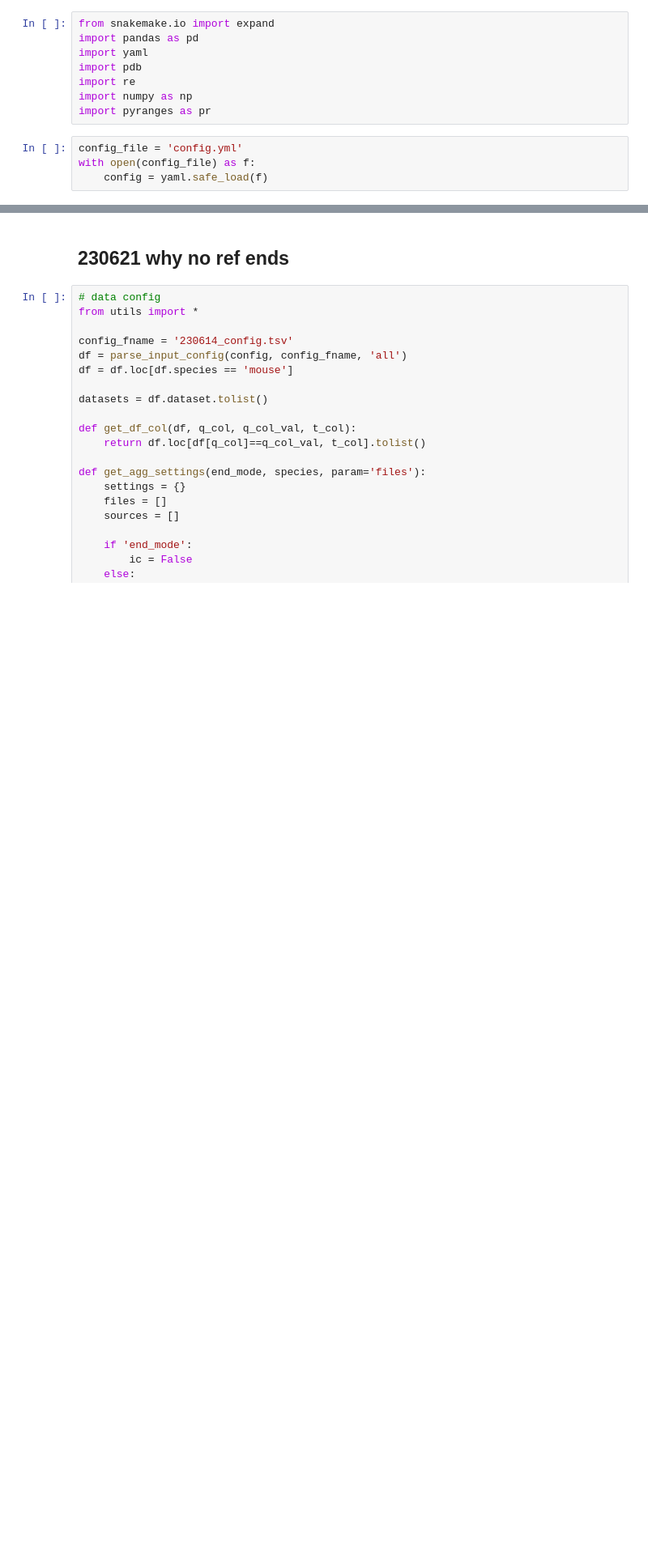
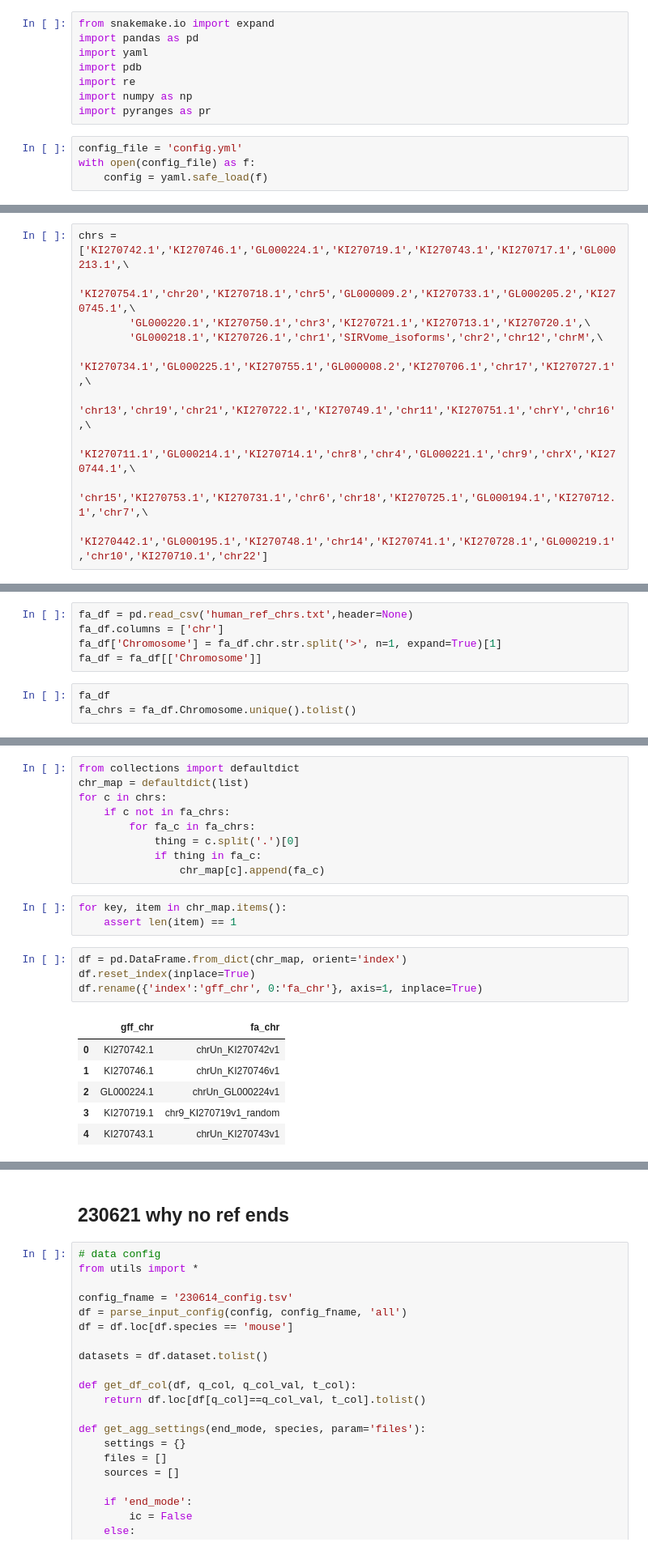
Before and after one commit to fairliereese/230526_gencode, a Jupyter notebook: dev.ipynb, the cells around one changed output, grey strips where cells are left out. Shown at 81% size. Drawn from its saved outputs; the diff is of its cells as text; blank space fills up the shorter version.

```diff
--- a/dev.ipynb
+++ b/dev.ipynb
@@ -12,0 +33,10 @@ with open(config_file) as f:
+# %%
+chrs = ['KI270742.1','KI270746.1','GL000224.1','KI270719.1','KI270743.1','KI270717.1','GL000213.1',\
+        'KI270754.1','chr20','KI270718.1','chr5','GL000009.2','KI270733.1','GL000205.2','KI270745.1',\
+        'GL000220.1','KI270750.1','chr3','KI270721.1','KI270713.1','KI270720.1',\
+        'GL000218.1','KI270726.1','chr1','SIRVome_isoforms','chr2','chr12','chrM',\
+        'KI270734.1','GL000225.1','KI270755.1','GL000008.2','KI270706.1','chr17','KI270727.1',\
+        'chr13','chr19','chr21','KI270722.1','KI270749.1','chr11','KI270751.1','chrY','chr16',\
+        'KI270711.1','GL000214.1','KI270714.1','chr8','chr4','GL000221.1','chr9','chrX','KI270744.1',\
+        'chr15','KI270753.1','KI270731.1','chr6','chr18','KI270725.1','GL000194.1','KI270712.1','chr7',\
+        'KI270442.1','GL000195.1','KI270748.1','chr14','KI270741.1','KI270728.1','GL000219.1','chr10','KI270710.1','chr22']
@@ -12,0 +55,8 @@ with open(config_file) as f:
+# %%
+fa_df = pd.read_csv('human_ref_chrs.txt',header=None)
+fa_df.columns = ['chr']
+fa_df['Chromosome'] = fa_df.chr.str.split('>', n=1, expand=True)[1]
+fa_df = fa_df[['Chromosome']]
+# %%
+fa_df
+fa_chrs = fa_df.Chromosome.unique().tolist()
@@ -12,0 +103,23 @@ with open(config_file) as f:
+# %%
+from collections import defaultdict
+chr_map = defaultdict(list)
+for c in chrs:
+    if c not in fa_chrs:
+        for fa_c in fa_chrs:
+            thing = c.split('.')[0]
+            if thing in fa_c:
+                chr_map[c].append(fa_c)
+# %%
+for key, item in chr_map.items():
+    assert len(item) == 1
+# %%
+df = pd.DataFrame.from_dict(chr_map, orient='index')
+df.reset_index(inplace=True)
+df.rename({'index':'gff_chr', 0:'fa_chr'}, axis=1, inplace=True)
+# %% [output]
+|  | gff_chr | fa_chr |
+| 0 | KI270742.1 | chrUn_KI270742v1 |
+| 1 | KI270746.1 | chrUn_KI270746v1 |
+| 2 | GL000224.1 | chrUn_GL000224v1 |
+| 3 | KI270719.1 | chr9_KI270719v1_random |
+| 4 | KI270743.1 | chrUn_KI270743v1 |
```
Also changed, not shown: parts of 10 cells of this notebook, 1 other file.
